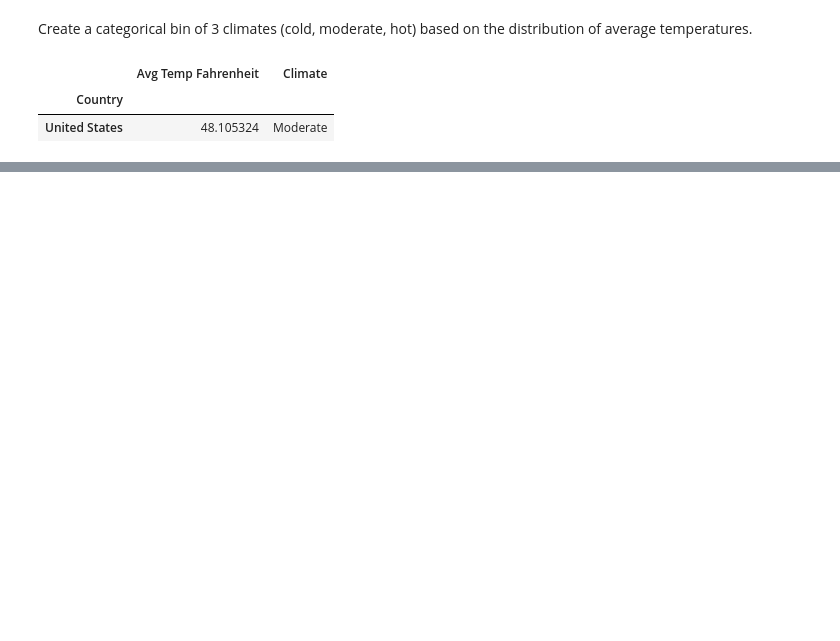
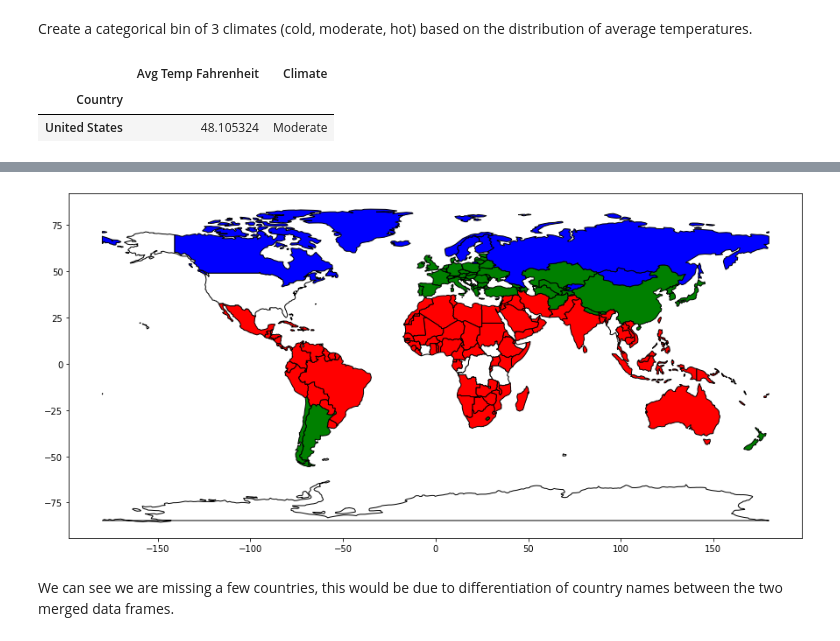
Before and after one commit to speedytmark/Draft_Project, a Jupyter notebook: Temperature.ipynb, the cells around one changed output, grey strips where cells are left out. Saved outputs shown, nothing was run; the diff lists cells and outputs as text; code cells hidden in the pictures; blank space fills up the shorter version.

```diff
--- a/Temperature.ipynb
+++ b/Temperature.ipynb
@@ -321,0 +455,14 @@ climate[climate.index=='United States']
+# %%
+fig2, ax2 = plt.subplots(figsize=(15, 9), alpha=0.5, edgecolor='k')
+countries_df.plot(column='climate',
+               #cmap='coolwarm',
+               linewidth=1,
+               legend=True,
+               edgecolor='k',
+               color=countries_df['climate'].map(temp_palette),
+               ax=ax2)
+plt.show()
+# %% [output]
+[figure, added]
+# %% [markdown]
+We can see we are missing a few countries, this would be due to differentiation of country names between the two merged data frames.
```
Also changed, not shown: parts of 21 cells of this notebook, 1 other file.
